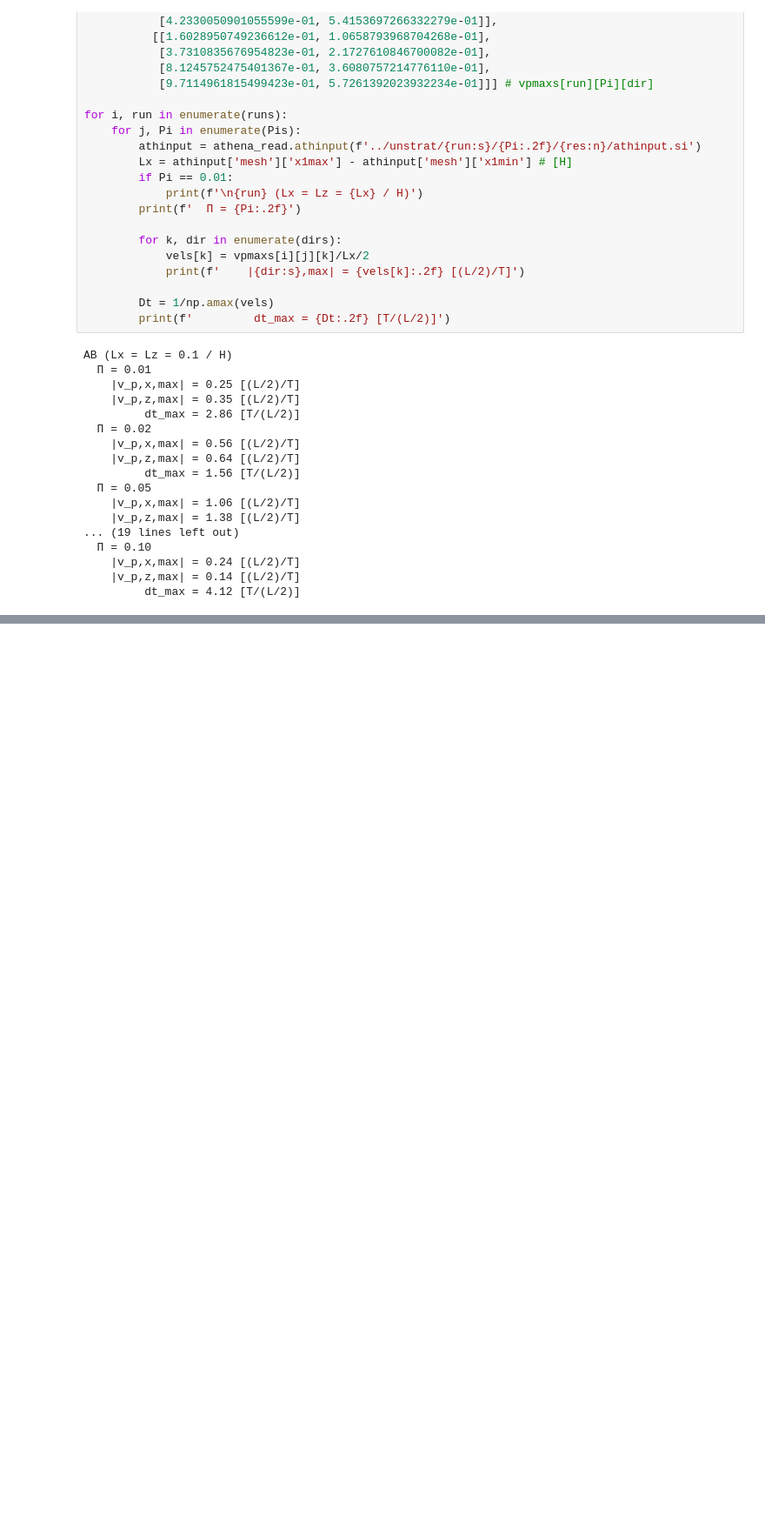
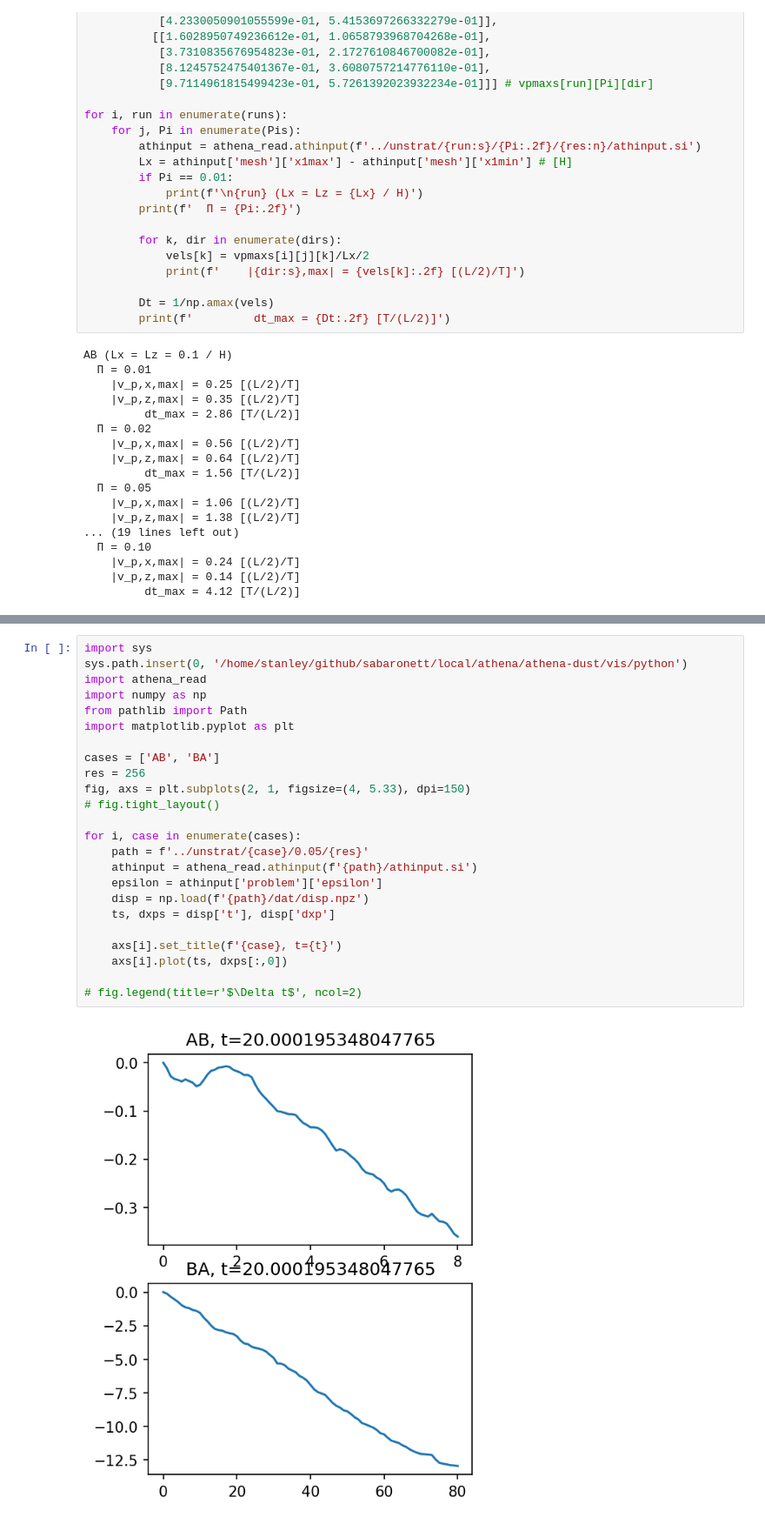
Before and after one commit to sabaronett/streaming-instability, a Jupyter notebook: ipynb/Fig?_Diffusion.ipynb, the cells around one changed output, grey strips where cells are left out. Shown at 87% size. Saved outputs shown, nothing was run; the diff lists cells and outputs as text; blank space fills up the shorter version.

```diff
--- a/ipynb/Fig?_Diffusion.ipynb
+++ b/ipynb/Fig?_Diffusion.ipynb
@@ -64,0 +179,26 @@ AB (Lx = Lz = 0.1 / H)
+# %%
+import sys
+sys.path.insert(0, '/home/stanley/github/sabaronett/local/athena/athena-dust/vis/python')
+import athena_read
+import numpy as np
+from pathlib import Path
+import matplotlib.pyplot as plt
+
+cases = ['AB', 'BA']
+res = 256
+fig, axs = plt.subplots(2, 1, figsize=(4, 5.33), dpi=150)
+# fig.tight_layout()
+
+for i, case in enumerate(cases):
+    path = f'../unstrat/{case}/0.05/{res}'
+    athinput = athena_read.athinput(f'{path}/athinput.si')
+    epsilon = athinput['problem']['epsilon']
+    disp = np.load(f'{path}/dat/disp.npz')
+    ts, dxps = disp['t'], disp['dxp']
+
+    axs[i].set_title(f'{case}, t={t}')
+    axs[i].plot(ts, dxps[:,0])
+
+# fig.legend(title=r'$\Delta t$', ncol=2)
+# %% [output]
+[figure, added]
```
Also changed, not shown: parts of 6 cells of this notebook.
